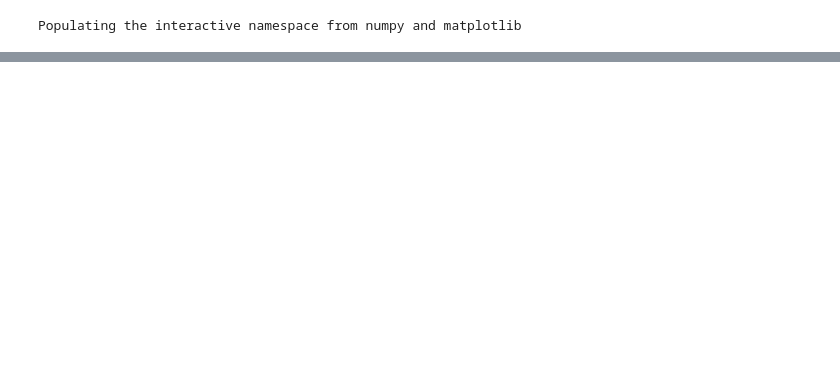
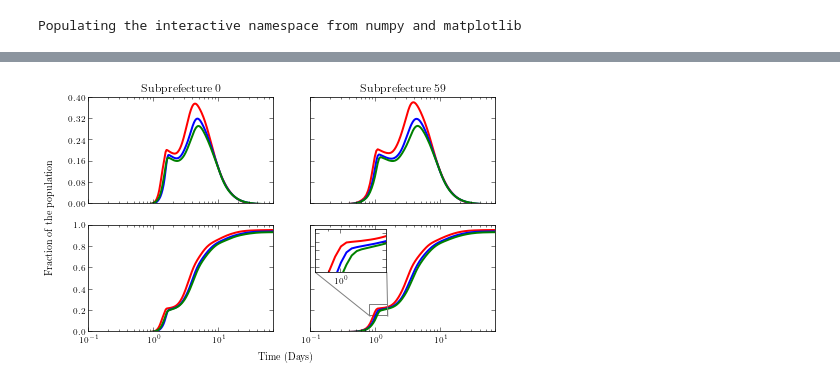
Before and after one commit to ComplexNetTSP/Simulation-Files-for-Large-Scale-Model-for-Information-Dissemination-with-Device-to-Device, a Jupyter notebook: Results/plots.ipynb, the cells around one changed output, grey strips where cells are left out. Drawn from its saved outputs; the diff is of its cells as text; code cells hidden in the pictures; blank space fills up the shorter version.

```diff
--- a/Results/plots.ipynb
+++ b/Results/plots.ipynb
@@ -11,0 +7,3 @@ with open('latent/4' + '/I.p', 'rb') as fp:
+# %%
+tau = 0.05
+pop = 15686986
@@ -12,2 +57,2 @@ with open('latent/4' + '/I.p', 'rb') as fp:
 # %%
-x = np.linspace(1,70,len(Inl))
+x = np.linspace(tau,70,len(Inl))
@@ -54,0 +59,82 @@ High five! You successfuly sent some data to your account on plotly. View your p
+# %%
+from mpl_toolkits.axes_grid1.inset_locator import zoomed_inset_axes
+from mpl_toolkits.axes_grid1.inset_locator import mark_inset
+from matplotlib.ticker import MaxNLocator
+my_locator = MaxNLocator(6)
+
+rcParams['axes.labelsize'] = 9
+rcParams['xtick.labelsize'] = 9
+rcParams['ytick.labelsize'] = 9
+rcParams['legend.fontsize'] = 9
+#rcParams['font.family'] = 'serif'
+#rcParams['font.serif'] = ['Computer Modern Roman']
+rcParams['text.usetex'] = True
+rcParams['figure.figsize'] = 7.3, 4.2
+rcParams['axes.labelweight'] = 'bold'
+rcParams['font.weight'] = 'bold'
+rcParams['axes.linewidth'] = 0.75
+rcParams['lines.linewidth'] = 2
+
+f, axarr = plt.subplots(2, 2,sharex=True)
+
+f.text(0.05, 0.5, 'Fraction of the population', ha='center', va='center', rotation='vertical')
+f.text(0.5, 0.04, 'Time (Days)', ha='center', va='center')
+axarr[0,0].semilogx(x,np.array(Inl)/pop, 'r')
+axarr[0,0].semilogx(x,np.array(Il_mu2)/pop, 'b')
+axarr[0,0].semilogx(x,np.array(Il_mu3)/pop, 'g')
+axarr[0,0].set_xlim(0.1,70.0)
+axarr[0,0].set_title('Subprefecture 0')
+axarr[0,0].yaxis.set_major_locator(my_locator)
+#axarr[0,0].xlabel('Time (Days)')
+#axarr[0,0].ylabel('Fraction of the population')
+
+
+y1 = (np.array(Inl)+np.array(Inl_R))/pop
+y2 = (np.array(Il_mu2_R)+
+      np.array(Il_mu2_ER)+
+      np.array(EIl_mu2)+
+      np.array(Il_mu2))/pop
+y3 = (np.array(EIl_mu3)+
+      np.array(Il_mu3)+
+      np.array(Il_mu3_ER)+
+      np.array(Il_mu3_R))/pop
+axarr[1,0].semilogx(x,y1, 'r')
+axarr[1,0].semilogx(x,y2, 'b')
+axarr[1,0].semilogx(x,y3, 'g')
+
+
+axarr[0,1].set_title('Subprefecture 59')
+axarr[0,1].semilogx(x,np.array(Inl_59)/pop, 'r')
+axarr[0,1].semilogx(x,np.array(Il_mu2_59)/pop, 'b')
+axarr[0,1].semilogx(x,np.array(Il_mu3_59)/pop, 'g')
+setp( axarr[0,1].get_yticklabels(), visible=False)
+axarr[0,1].yaxis.set_major_locator(my_locator)
+y11 = (np.array(Inl_59)+np.array(Inl_59_R))/15686986
+y22 = (np.array(Il_mu2_59_R)+
+      np.array(Il_mu2_59_ER)+
+      np.array(EIl_mu2_59)+
+      np.array(Il_mu2_59))/15686986
+y33 = (np.array(EIl_mu3_59)+
+      np.array(Il_mu3_59)+
+      np.array(Il_mu3_59_ER)+
+      np.array(Il_mu3_59_R))/15686986
+axarr[1,1].semilogx(x,y11, 'r')
+axarr[1,1].semilogx(x,y22, 'b')
+axarr[1,1].semilogx(x,y33, 'g')
+setp( axarr[1,1].get_yticklabels(), visible=False)
+
+# Zoom in
+axins = zoomed_inset_axes(axarr[1,1], 4, loc=2) # zoom = 6
+axins.semilogx(x,y11, 'r')
+axins.semilogx(x,y22, 'b')
+axins.semilogx(x,y33, 'g')
+axins.set_xlim(0.8, 1.5)
+axins.set_ylim(0.15, 0.25)
+
+mark_inset(axarr[1,1], axins, loc1=3, loc2=4, fc="none", ec="0.5")
+setp(axins.get_yticklabels(), visible=False)
+
+savefig('fig1.pdf')
+savefig('fig1.svg')
+# %% [output]
+[figure, added]
```
Also changed, not shown: parts of 6 cells of this notebook, 3 other files.
